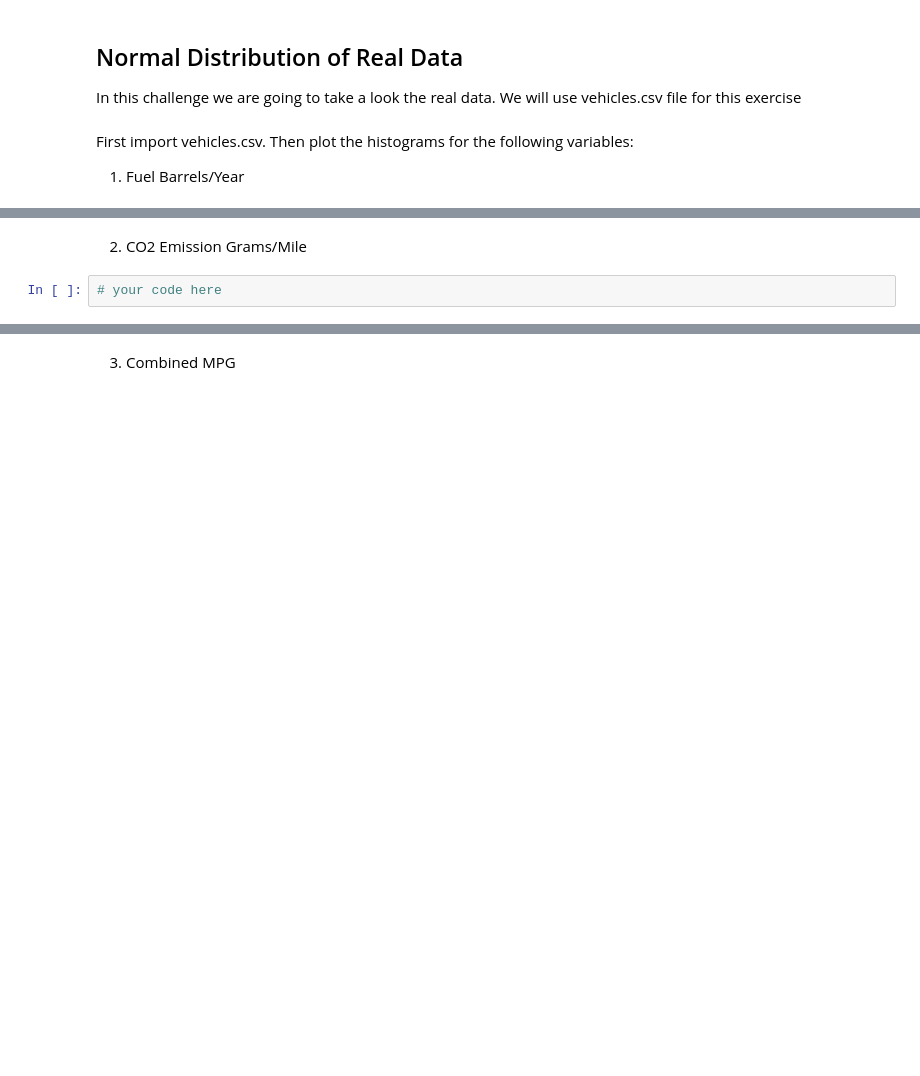
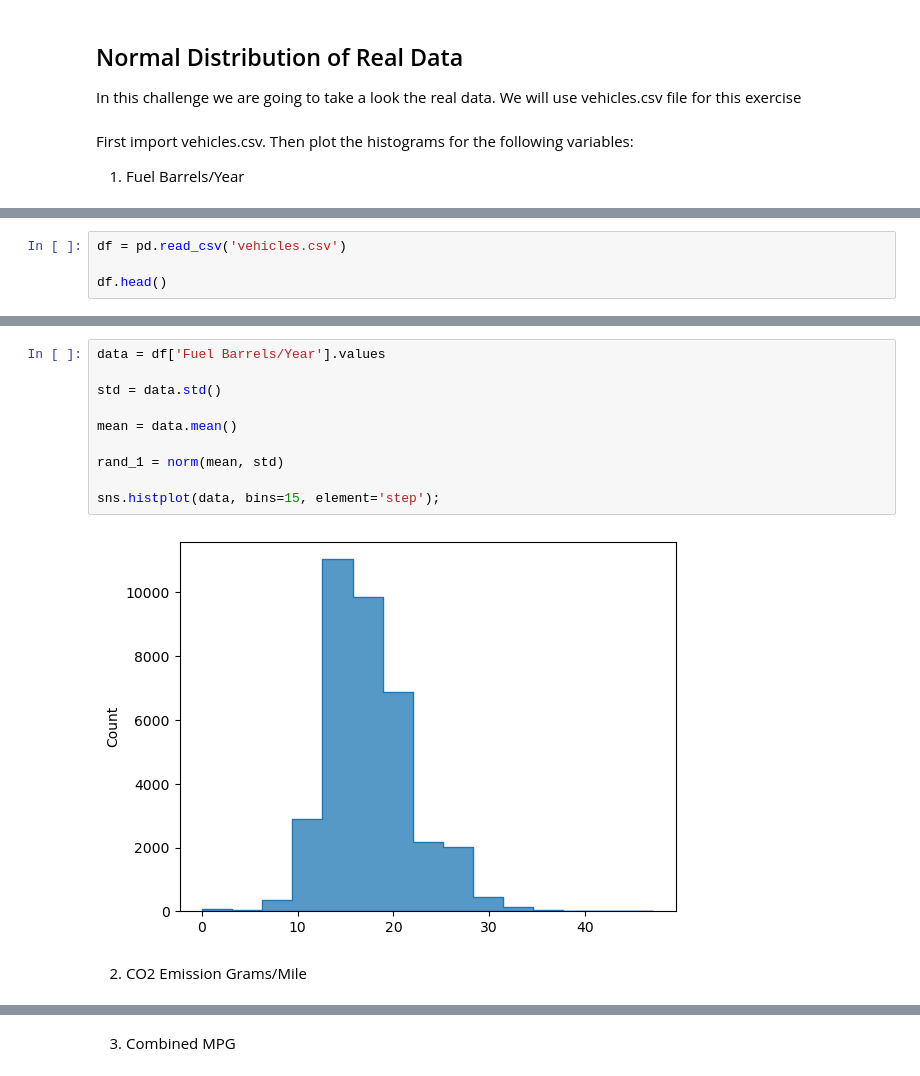
Before and after one commit to Ironhack-Data-Madrid-Octubre-2023/6.1-lab_continuous_probability_distributions, a Jupyter notebook: your-code/main.ipynb, the cells around one changed output, grey strips where cells are left out. Cells and saved outputs as stored; diff of their text form; blank space fills up the shorter version.

```diff
--- a/your-code/main.ipynb
+++ b/your-code/main.ipynb
@@ -125,0 +126,4 @@ Then plot the histograms for the following variables:
+# %%
+df = pd.read_csv('vehicles.csv')
+
+df.head()
@@ -126,4 +137,14 @@ Then plot the histograms for the following variables:
+# %%
+data = df['Fuel Barrels/Year'].values
+
+std = data.std()
+
+mean = data.mean()
+
+rand_1 = norm(mean, std)
+
+sns.histplot(data, bins=15, element='step');
+# %% [output]
+[figure, added]
 # %% [markdown]
 2. CO2 Emission Grams/Mile
-# %%
-# your code here
```
Also changed, not shown: parts of 9 cells of this notebook.
